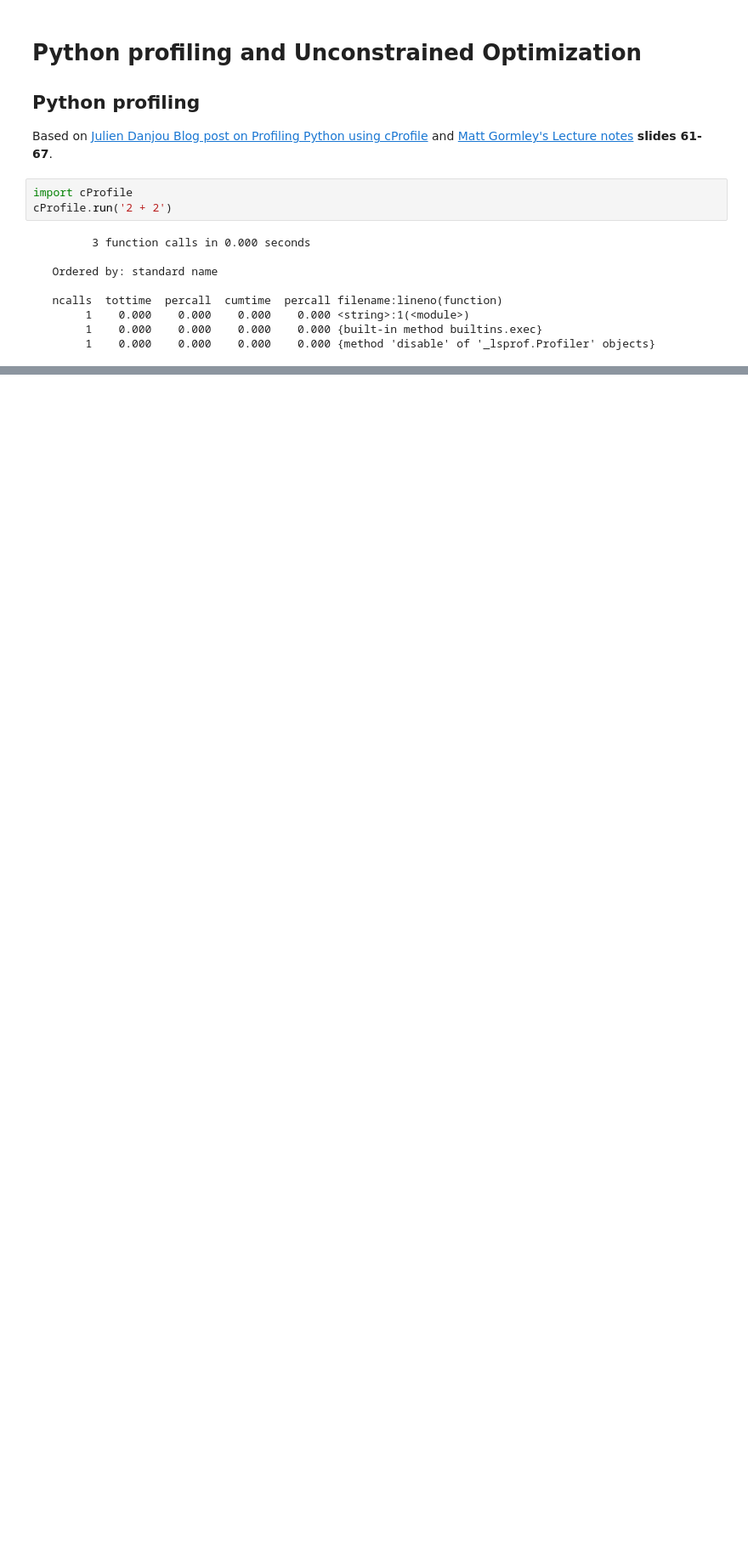
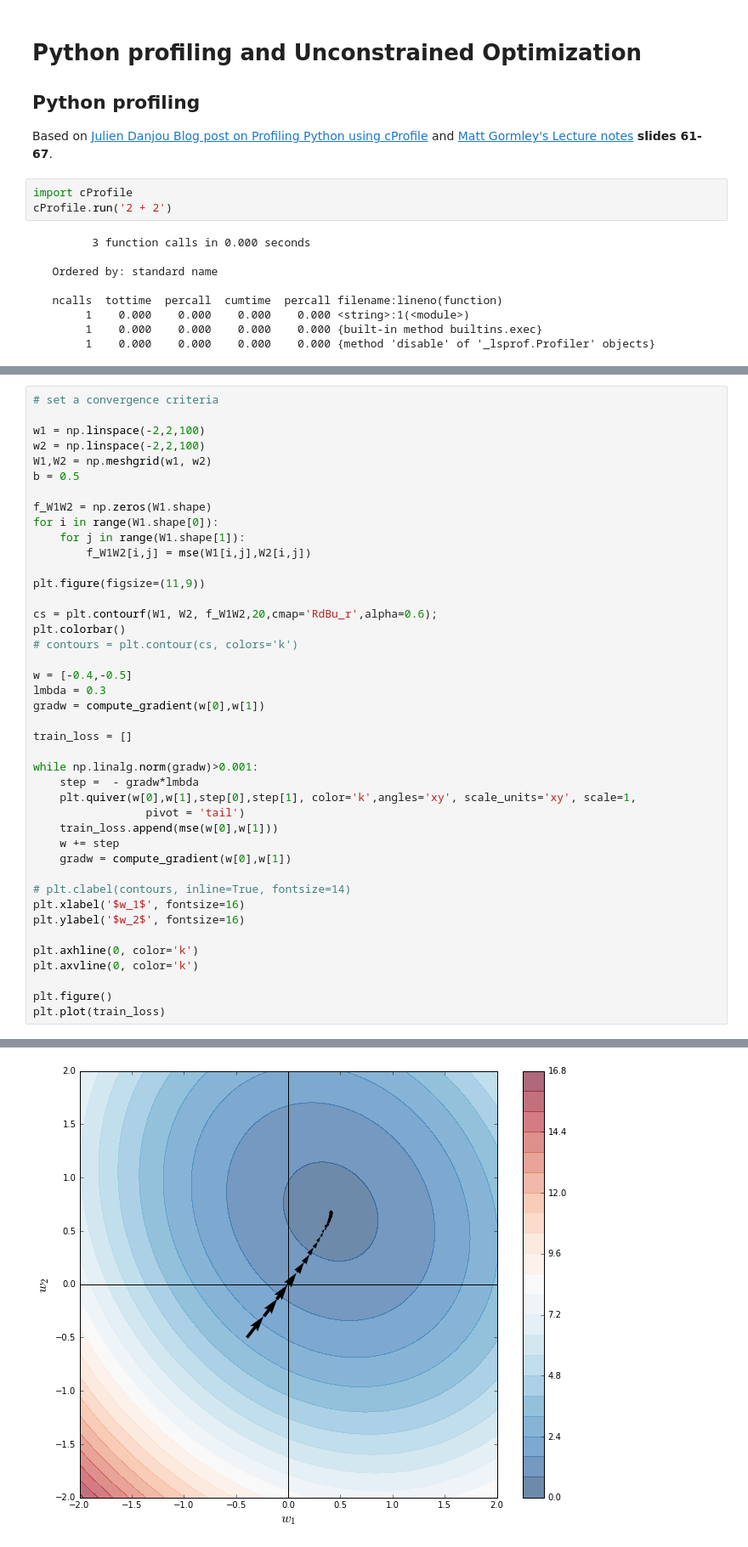
Before and after one commit to lwehbe/10606607_M20, a Jupyter notebook: 10607/Lecture_11.ipynb, the cells around one changed output, grey strips where cells are left out. Shown at 85% size. Drawn from its saved outputs; the diff is of its cells as text; blank space fills up the shorter version.

```diff
--- a/10607/Lecture_11.ipynb
+++ b/10607/Lecture_11.ipynb
@@ -147,0 +208,43 @@ array([ 0.22819217])
+# %%
+# set a convergence criteria
+
+w1 = np.linspace(-2,2,100)
+w2 = np.linspace(-2,2,100)
+W1,W2 = np.meshgrid(w1, w2)
+b = 0.5
+
+f_W1W2 = np.zeros(W1.shape)
+for i in range(W1.shape[0]):
+    for j in range(W1.shape[1]):
+        f_W1W2[i,j] = mse(W1[i,j],W2[i,j])
+
+plt.figure(figsize=(11,9))
+
+cs = plt.contourf(W1, W2, f_W1W2,20,cmap='RdBu_r',alpha=0.6);
+plt.colorbar()
+# contours = plt.contour(cs, colors='k')
+
+w = [-0.4,-0.5]
+lmbda = 0.3
+gradw = compute_gradient(w[0],w[1])
+
+train_loss = []
+
+while np.linalg.norm(gradw)>0.001:
+    step =  - gradw*lmbda
+    plt.quiver(w[0],w[1],step[0],step[1], color='k',angles='xy', scale_units='xy', scale=1,
+                 pivot = 'tail')
+    train_loss.append(mse(w[0],w[1]))
+    w += step
+    gradw = compute_gradient(w[0],w[1])
+
+# plt.clabel(contours, inline=True, fontsize=14)
+plt.xlabel('$w_1$', fontsize=16)
+plt.ylabel('$w_2$', fontsize=16)
+
+plt.axhline(0, color='k')
+plt.axvline(0, color='k')
+
+plt.figure()
+plt.plot(train_loss)
+# %% [output]
@@ -147,0 +252 @@ array([ 0.22819217])
+[figure, added]
```
Also changed, not shown: parts of 14 cells of this notebook.
